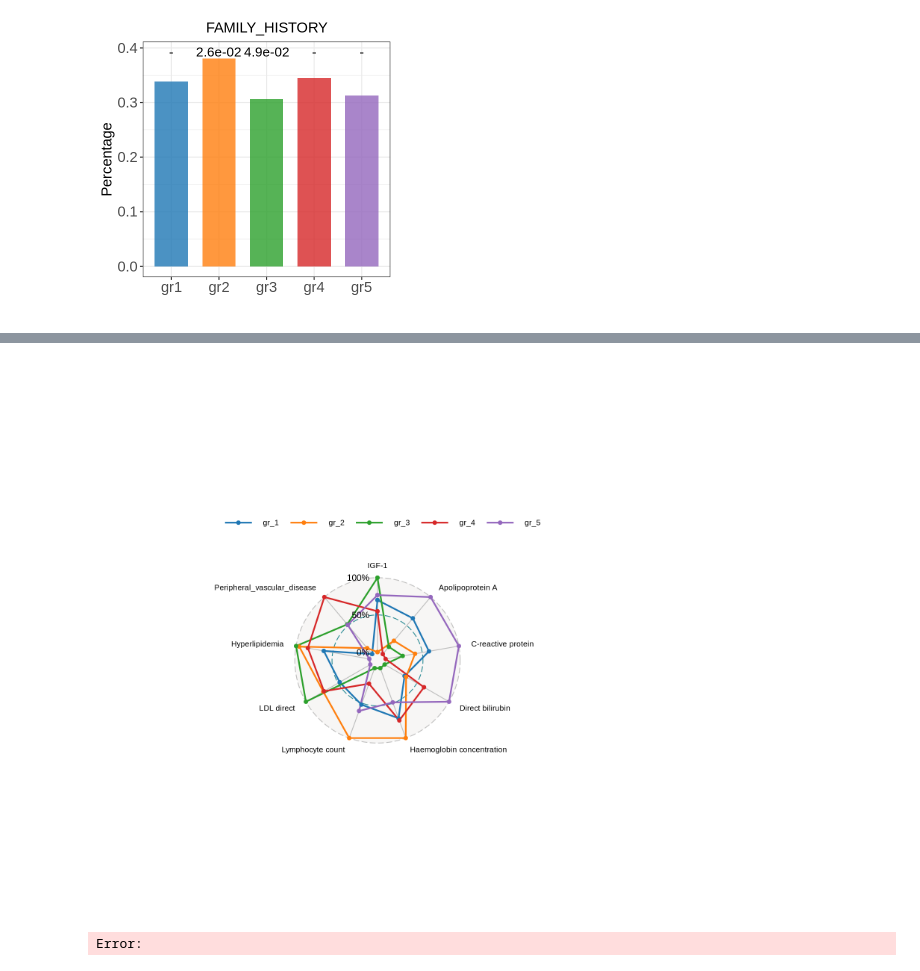
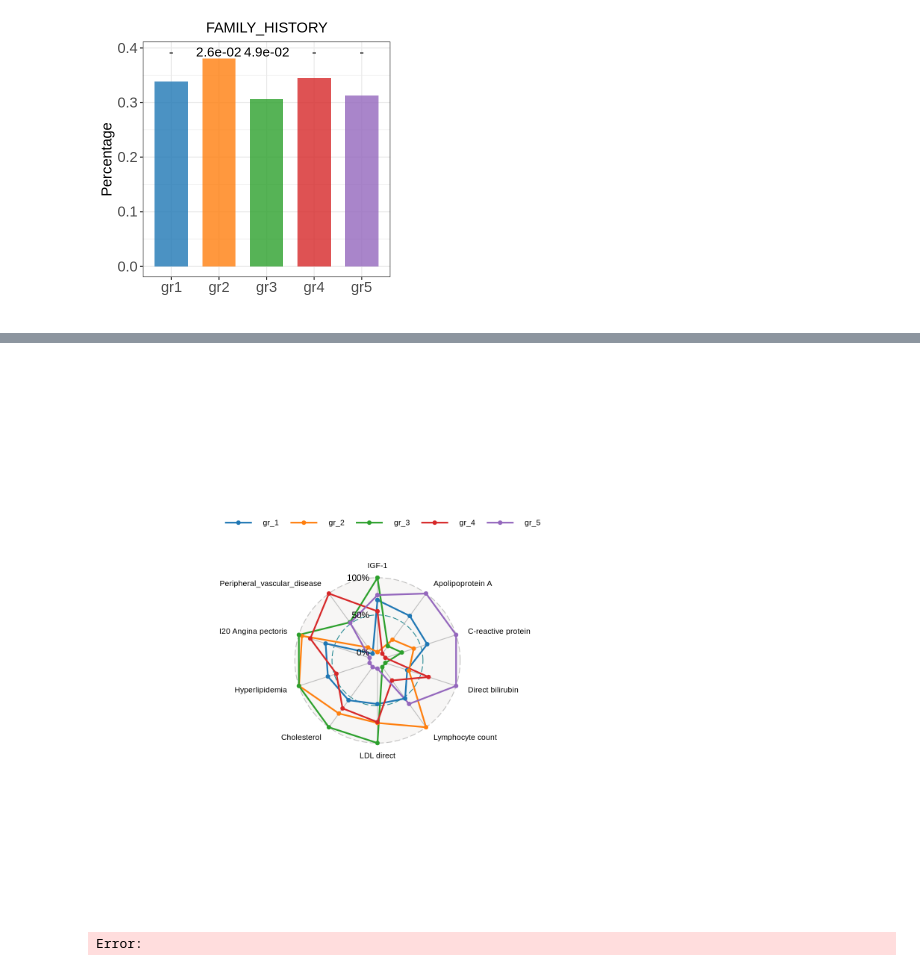
Before and after one commit to zillerlab/CASTom-iGEx_Paper, a Jupyter notebook: jupyter_notebook/CAD_clustering/Liver_endophenotype_differences.ipynb, the cells around one changed output, grey strips where cells are left out. Drawn from its saved outputs; the diff is of its cells as text; code cells hidden in the pictures.

```diff
--- a/jupyter_notebook/CAD_clustering/Liver_endophenotype_differences.ipynb
+++ b/jupyter_notebook/CAD_clustering/Liver_endophenotype_differences.ipynb
@@ -444,16 +444,18 @@ options(repr.plot.width = 10, repr.plot.height = 10, repr.plot.res = 150)
 library(scales)
 library(ggradar)
 
-keep_pheno_sp <- c('IGF-1', 'Apolipoprotein A', "C-reactive protein", "Direct bilirubin", 'Haemoglobin concentration',
-                    'Lymphocyte count',  'LDL direct', 'Hyperlipidemia',
+keep_pheno_sp <- c('IGF-1', 'Apolipoprotein A', "C-reactive protein", "Direct bilirubin",
+                    'Lymphocyte count',  'LDL direct', "Cholesterol",  'Hyperlipidemia', "I20 Angina pectoris",
                    'Peripheral_vascular_disease')
 tmp <- get(load(sprintf('%srescaleCont_withMedication_tscore_corrPCs_zscaled_clusterCases_PGmethod_HKmetric_phenoAssociation_GLM.RData', fold_cl)))
 tmp_nomed <- get(load(sprintf('%srescaleCont_withoutMedication_tscore_corrPCs_zscaled_clusterCases_PGmethod_HKmetric_phenoAssociation_GLM.RData', fold_cl)))
+tmp_nomed$phenoInfo$new_Field <- tmp_nomed$phenoInfo$Field
+tmp_nomed$phenoInfo$new_Field[!is.na(tmp_nomed$phenoInfo$Coding_meaning)] <- tmp_nomed$phenoInfo$Coding_meaning[!is.na(tmp_nomed$phenoInfo$Coding_meaning)]
 res_cl <- tmp$cl
 
 pheno_id <- tmp$phenoInfo$pheno_id[match(keep_pheno_sp, tmp$phenoInfo$Field)]
 pheno_id <- pheno_id[!is.na(pheno_id)]
-pheno_id_nomed <- tmp_nomed$phenoInfo$pheno_id[match(keep_pheno_sp, tmp_nomed$phenoInfo$Field)]
+pheno_id_nomed <- tmp_nomed$phenoInfo$pheno_id[match(keep_pheno_sp, tmp_nomed$phenoInfo$new_Field)]
 pheno_id_nomed <- pheno_id_nomed[!is.na(pheno_id_nomed)]
 pheno_id_nom <-  colnames(tmp_nominal$phenoDat)[match(keep_pheno_sp, colnames(tmp_nominal$phenoDat))]
 pheno_id_nom <- pheno_id_nom[!is.na(pheno_id_nom)]
@@ -464,34 +466,34 @@ phenoDat_tot <- cbind(tmp$phenoDat[,pheno_id],
 
 colnames(phenoDat_tot) <- keep_pheno_sp
 
 # phenoDat_tot$Age_stroke <- rescale(phenoDat_tot$Age_stroke)
 # phenoDat_tot[, 'Apolipoprotein A'] <- rescale(phenoDat_tot[, 'Apolipoprotein A'])
 # phenoDat_tot[, 'LDL direct'] <- rescale(phenoDat_tot[, 'LDL direct'])
 # phenoDat_tot[, 'Haemoglobin concentration'] <- rescale(phenoDat_tot[, 'Haemoglobin concentration'])
 # phenoDat_tot[, 'Lymphocyte count'] <- rescale(phenoDat_tot[, 'Lymphocyte count'])
 
 # compute mean across groups
 df_mean <- t(sapply(gr_id, function(x) colMeans(phenoDat_tot[res_cl$gr == x,], na.rm = T)))
 df_mean <- cbind(data.frame(group = paste0('gr_',gr_id)), df_mean)
 df_mean[, -1] <- apply(df_mean[,-1], 2, rescale)
 
 pl <- ggradar(df_mean,  grid.min = 0, grid.max = 1, grid.mid = 0.5,
               values.radar = c('0%', '50%', '100%'),
               group.colours = gr_color,
               grid.label.size = 5,
               axis.label.size = 3.5,
               group.point.size = 2,
               group.line.width = 1,
               legend.text.size= 10,
               legend.position = 'top',
               plot.extent.x.sf = 2,
               plot.extent.y.sf = 1.2)
 pl
 # pl + theme(plot.margin = margin(2, 4, 4, 4, "cm"))
 
 ggsave(plot = pl, filename = sprintf('%scl%s_spiderPlotPheno_tscoreClusterCases.pdf',  outFold, 'Liver'), device = 'pdf', width = 10, height = 10)
 # %% [output]
-[figure, old version]
+[figure, new version]
 # %%
 # forest plot
 endopheno_forest_plot <- function(colorFile, res_pheno, pval_pheno = 0.0001, pval_corr_thr = 0.05, outFold) {
```
Also changed, not shown: 3 other files.
